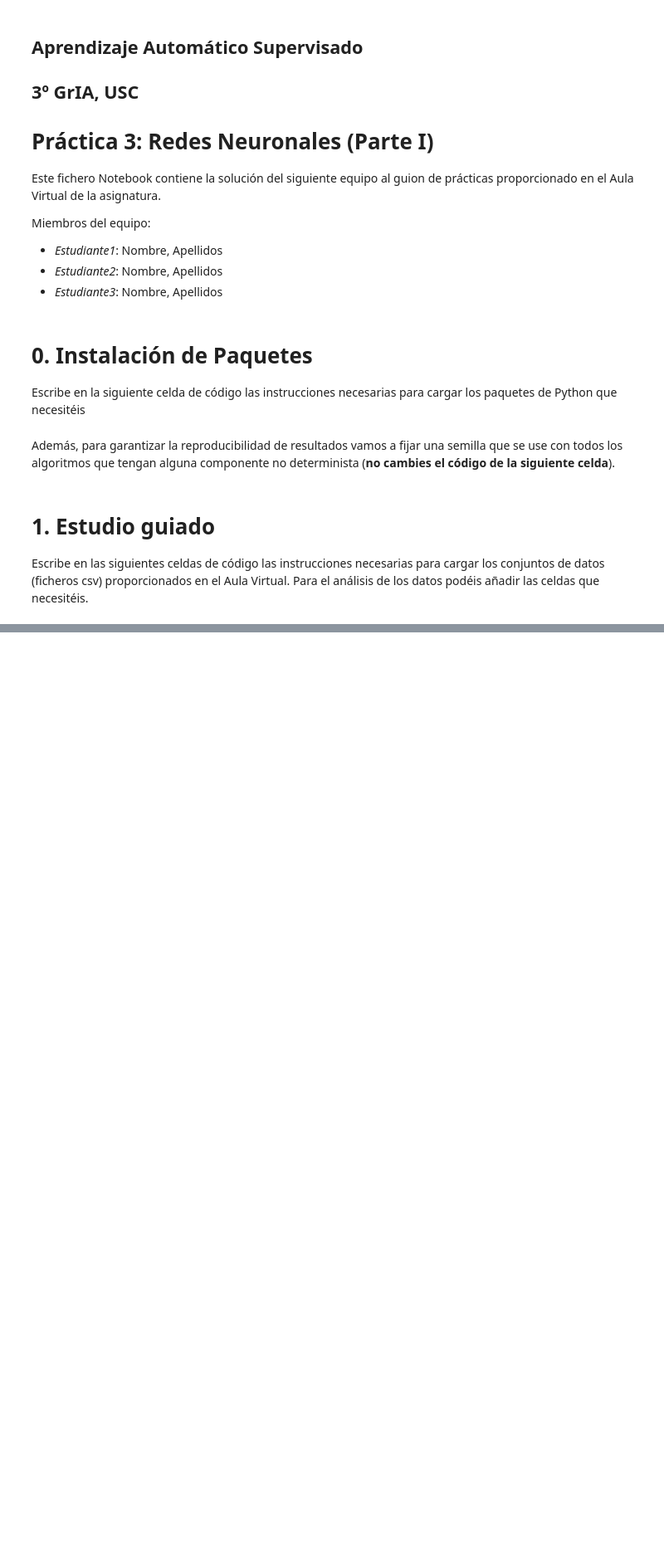
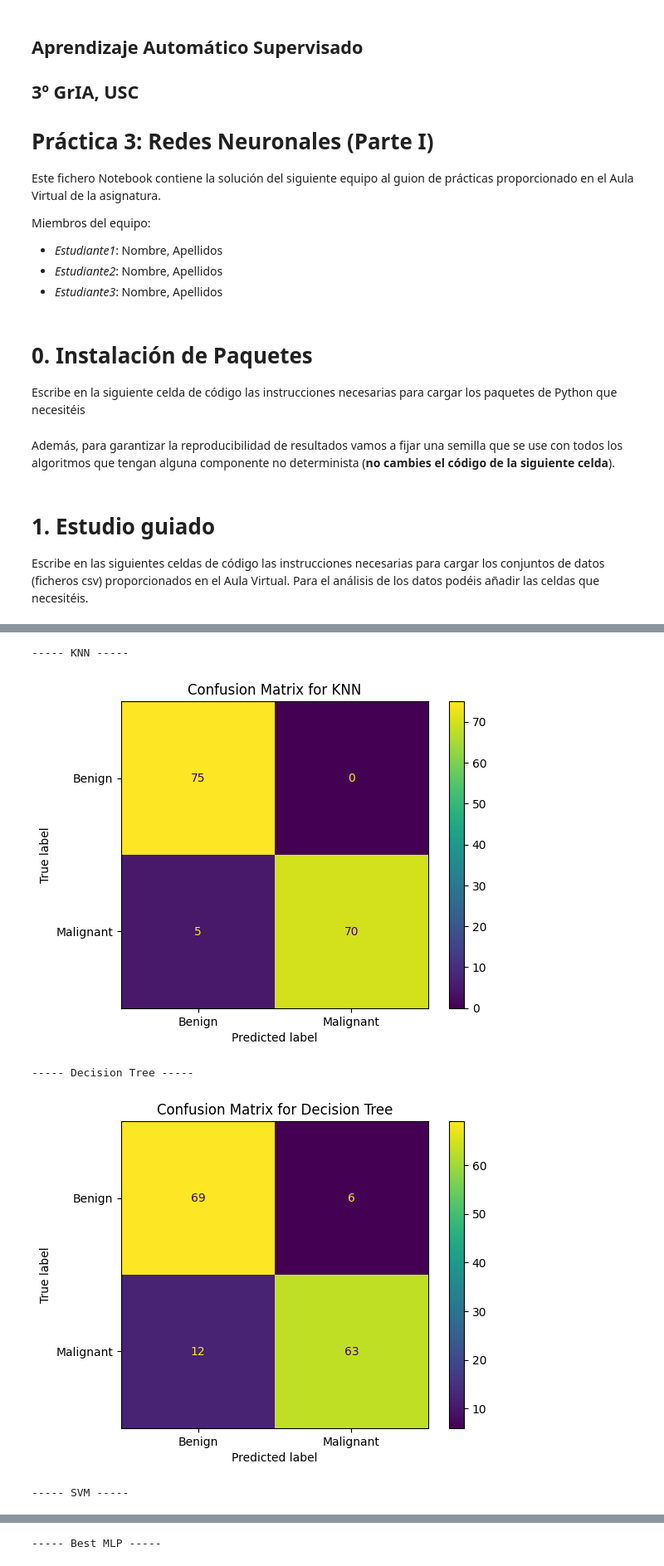
Before and after one commit to mateofra/AAS, a Jupyter notebook: Prácticas/Practic_3/P3_docker.ipynb, the cells around one changed output, grey strips where cells are left out. Shown at 83% size. Drawn from its saved outputs; the diff is of its cells as text; code cells hidden in the pictures; blank space fills up the shorter version.

```diff
--- a/Prácticas/Practic_3/P3_docker.ipynb
+++ b/Prácticas/Practic_3/P3_docker.ipynb
@@ -45,4 +46,20 @@ Cargad el conjunto de datos de entrenamiento (breast-cancer-train.csv) y realiza
 # %%
 dataset = pd.read_csv("breast-cancer-train.csv")
+test = pd.read_csv("breast-cancer-test.csv")
+# %%
+dataset.drop(columns=["id"], inplace=True)
+dataset.drop_duplicates(inplace=True)
+X = dataset.drop(columns=["diagnosis"])
+y = dataset["diagnosis"].map({"M": 1, "B": 0})
+
+imputer = SimpleImputer(strategy="mean")
+X_imputed = imputer.fit_transform(X)
+# %%
+test.drop(columns=["id"], inplace=True)
+test.drop_duplicates(inplace=True)
+X_test = test.drop(columns=["diagnosis"])
+y_test = test["diagnosis"].map({"M": 1, "B": 0})
+
+X_imputed_test = imputer.transform(X_test)
 # %% [markdown]
 ### b. Escalado de datos
@@ -57,2 +200,60 @@ Comparad el mejor MLP con los mejores modelos construidos en las prácticas ante
 # %%
-dataset_test = pd.read_csv("breast-cancer-test.csv")
+# 1. Cargar y preparar el conjunto de datos de test final
+test_final_df = pd.read_csv("breast-cancer-test.csv")
+test_final_df.drop(columns=["id"], inplace=True)
+
+X_final_test = test_final_df.drop(columns=["diagnosis"])
+y_final_test = test_final_df["diagnosis"].map({"M": 1, "B": 0})
+
+# Aplicar la transformación de escalado que fue MEJOR (usando el scaler ya ajustado)
+if best_scaler == "MinMax":
+    X_final_test_scaled = min_max_scaler.transform(X_final_test)
+elif best_scaler == "Standard":
+    X_final_test_scaled = standard_scaler.transform(X_final_test)
+elif best_scaler == "Robust":
+    X_final_test_scaled = robust_scaler.transform(X_final_test)
+else: # Log
+    X_final_test_scaled = X_final_test.apply(lambda x: np.log(x + 1))
+
+
+# 2. Definir los modelos a comparar (con parámetros de ejemplo de prácticas anteriores)
+models = {
+    "KNN": KNeighborsClassifier(n_neighbors=5),
+    "Decision Tree": DecisionTreeClassifier(max_depth=5, random_state=SEMILLA),
+    "SVM": SVC(kernel='rbf', C=1.0, random_state=SEMILLA),
+    "Best MLP": best_mlp
+}
+
+# 3. Entrenar y evaluar cada modelo
+final_results = {}
+for name, model in models.items():
+    # Entrenar el modelo con el conjunto de entrenamiento completo
+    model.fit(best_X_train, y)
+
+    # Realizar predicciones en el test final
+    y_pred_final = model.predict(X_final_test_scaled)
+
+    # Calcular métricas
+    accuracy = accuracy_score(y_final_test, y_pred_final)
+    balanced_acc = balanced_accuracy_score(y_final_test, y_pred_final)
+    kappa = cohen_kappa_score(y_final_test, y_pred_final)
+    final_results[name] = [accuracy, balanced_acc, kappa]
+
+    # Mostrar matriz de confusión
+    print(f"\n----- {name} -----")
+    cm = confusion_matrix(y_final_test, y_pred_final)
+    disp = ConfusionMatrixDisplay(confusion_matrix=cm, display_labels=['Benign', 'Malignant'])
+    disp.plot()
+    plt.title(f'Confusion Matrix for {name}')
+    plt.show()
+
+# 4. Mostrar tabla de resultados
+results_df = pd.DataFrame(final_results, index=["Accuracy", "Balanced Accuracy", "Cohen's Kappa"]).T
+print("\n----- Comparación Final de Modelos en 'breast-cancer-test.csv' -----")
+print(results_df.round(4))
+# %% [output]
+----- KNN -----
+[figure, added]
+----- Decision Tree -----
+[figure, added]
+----- SVM -----
@@ -58,0 +261 @@ dataset_test = pd.read_csv("breast-cancer-test.csv")
+----- Best MLP -----
```
Also changed, not shown: parts of 11 cells of this notebook, 2 other files.
